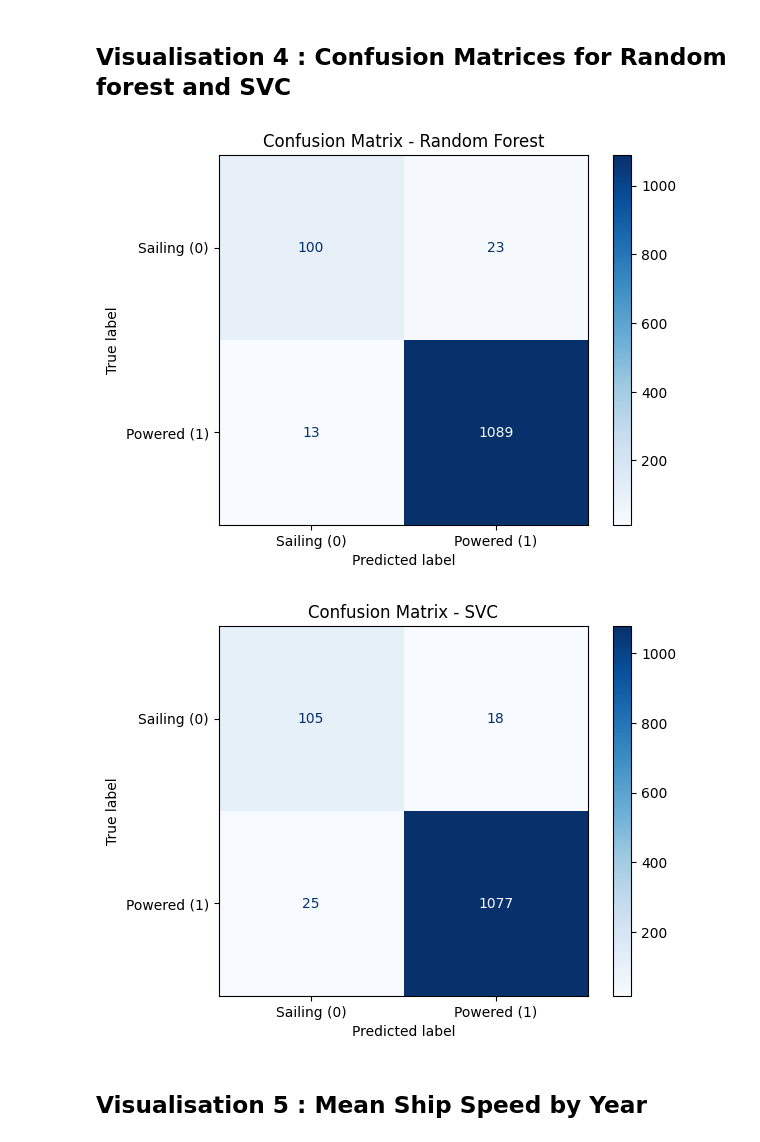
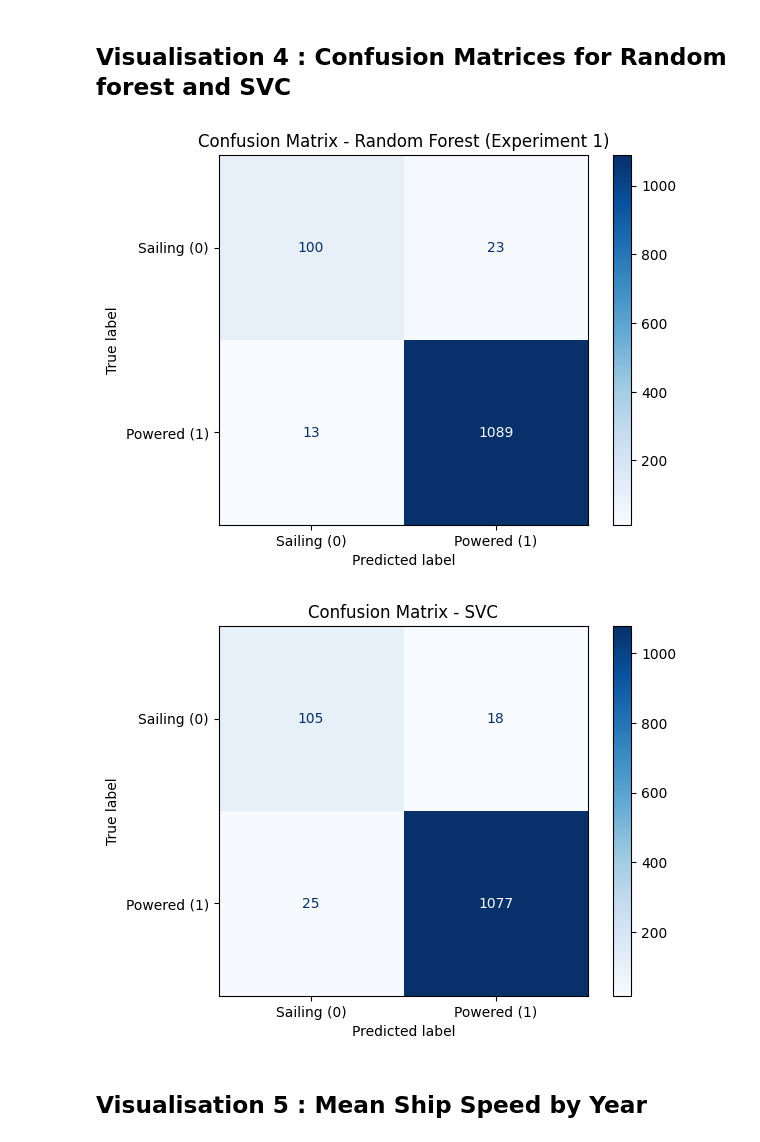
Before and after one commit to RohanC07/Msc-Thesis-DataScience, a Jupyter notebook: IMMA_12.ipynb, the cells around one changed output. Cells and saved outputs as stored; diff of their text form; code cells hidden in the pictures.

```diff
--- a/IMMA_12.ipynb
+++ b/IMMA_12.ipynb
@@ -431,25 +424,22 @@ Confusion Matrix:
 # %%
 from sklearn.metrics import confusion_matrix, ConfusionMatrixDisplay
 import matplotlib.pyplot as plt
 
-# You already have rf_preds and svc_preds from your trained models
-# y_test is the true labels
-
-# ---- Confusion Matrix for Random Forest ----
+# Confusion Matrix for Random Forest
 cm_rf = confusion_matrix(y_test, rf_preds, labels=[0,1])
 disp_rf = ConfusionMatrixDisplay(confusion_matrix=cm_rf, display_labels=["Sailing (0)", "Powered (1)"])
 disp_rf.plot(cmap=plt.cm.Blues)
-plt.title("Confusion Matrix - Random Forest")
+plt.title("Confusion Matrix - Random Forest (Experiment 1)")
 plt.show()
 
-# ---- Confusion Matrix for SVC ----
+# Confusion Matrix for SVC
 cm_svc = confusion_matrix(y_test, svc_preds, labels=[0,1])
 disp_svc = ConfusionMatrixDisplay(confusion_matrix=cm_svc, display_labels=["Sailing (0)", "Powered (1)"])
 disp_svc.plot(cmap=plt.cm.Blues)
 plt.title("Confusion Matrix - SVC")
 plt.show()
 # %% [output]
-[figure, old version]
+[figure, new version]
 [figure]
 # %% [markdown]
 ## **Visualisation 5 : Mean Ship Speed by Year**
```
Also changed, not shown: parts of 7 cells of this notebook.
